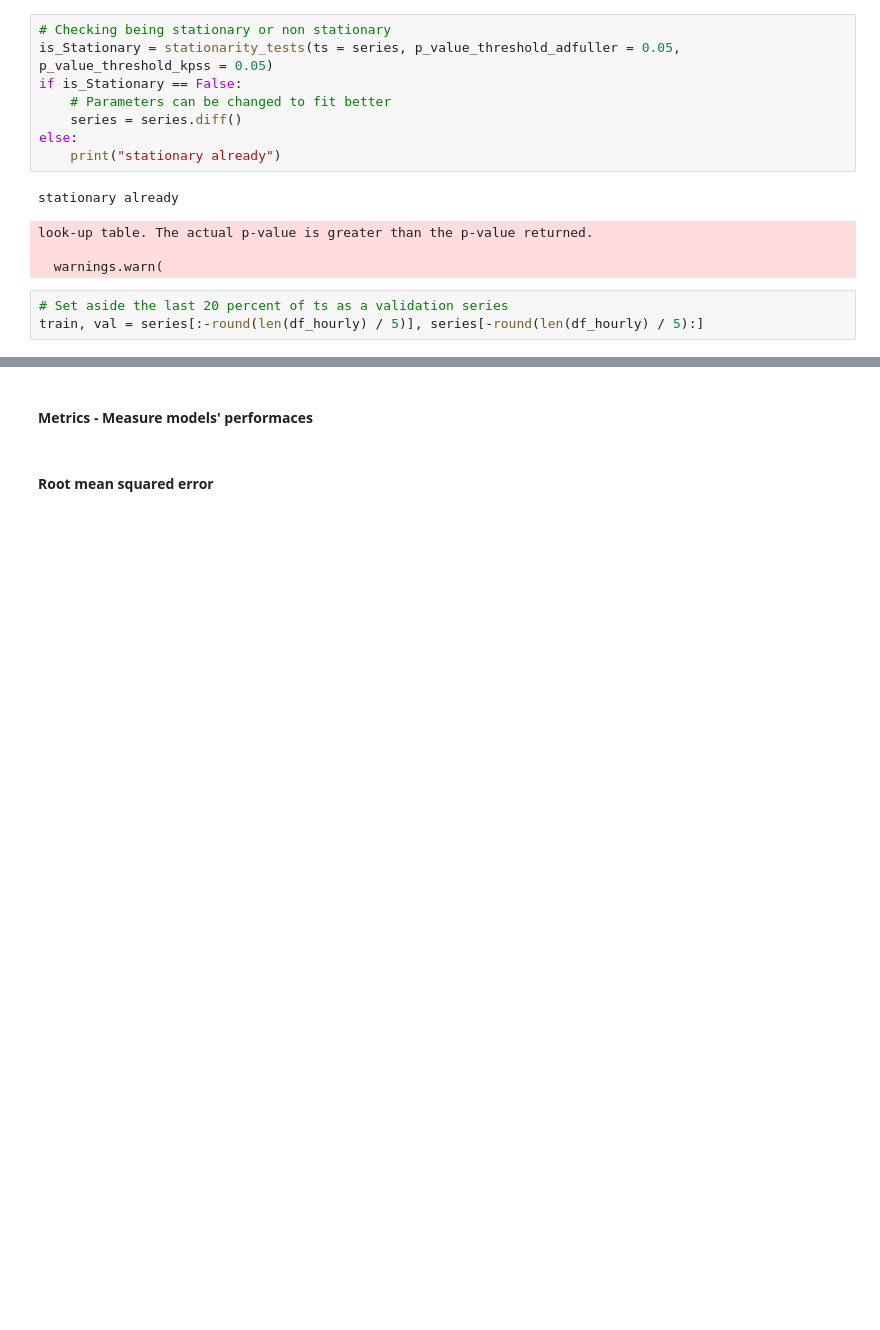
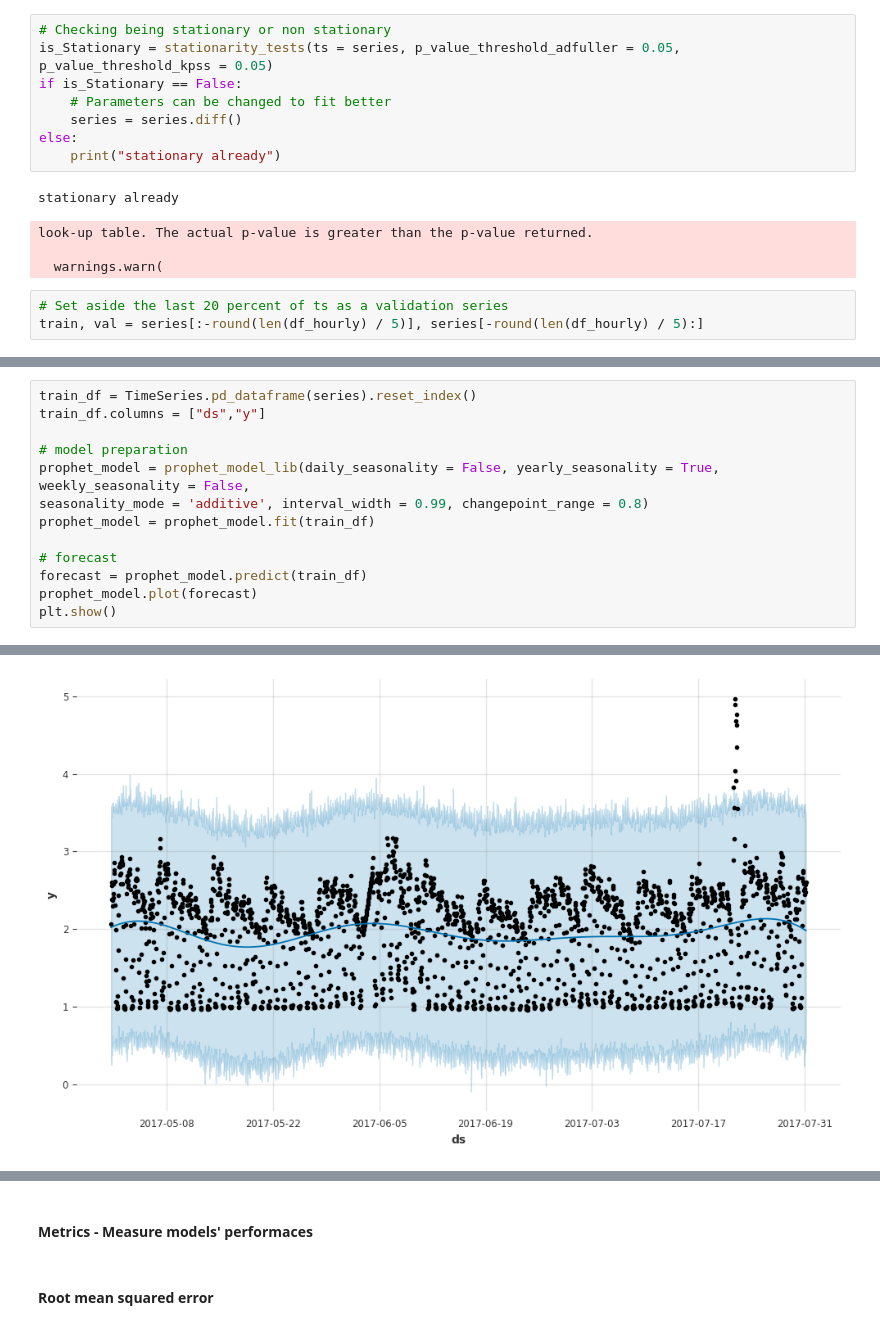
Before and after one commit to m3madadi/datadays, a Jupyter notebook: forecasting_based.ipynb, the cells around one changed output, grey strips where cells are left out. Cells and saved outputs as stored; diff of their text form; blank space fills up the shorter version.

Commit message:
find aomalies by prophet model forecasting

```diff
--- a/forecasting_based.ipynb
+++ b/forecasting_based.ipynb
@@ -121,0 +129,14 @@ plt.legend()
+# %%
+train_df = TimeSeries.pd_dataframe(series).reset_index()
+train_df.columns = ["ds","y"]
+
+# model preparation
+prophet_model = prophet_model_lib(daily_seasonality = False, yearly_seasonality = True, weekly_seasonality = False,
+seasonality_mode = 'additive', interval_width = 0.99, changepoint_range = 0.8)
+prophet_model = prophet_model.fit(train_df)
+
+# forecast
+forecast = prophet_model.predict(train_df)
+prophet_model.plot(forecast)
+plt.show()
+# %% [output]
@@ -121,0 +155 @@ plt.legend()
+[figure, added]
```
Also changed, not shown: parts of 9 cells of this notebook, 3 other files.
